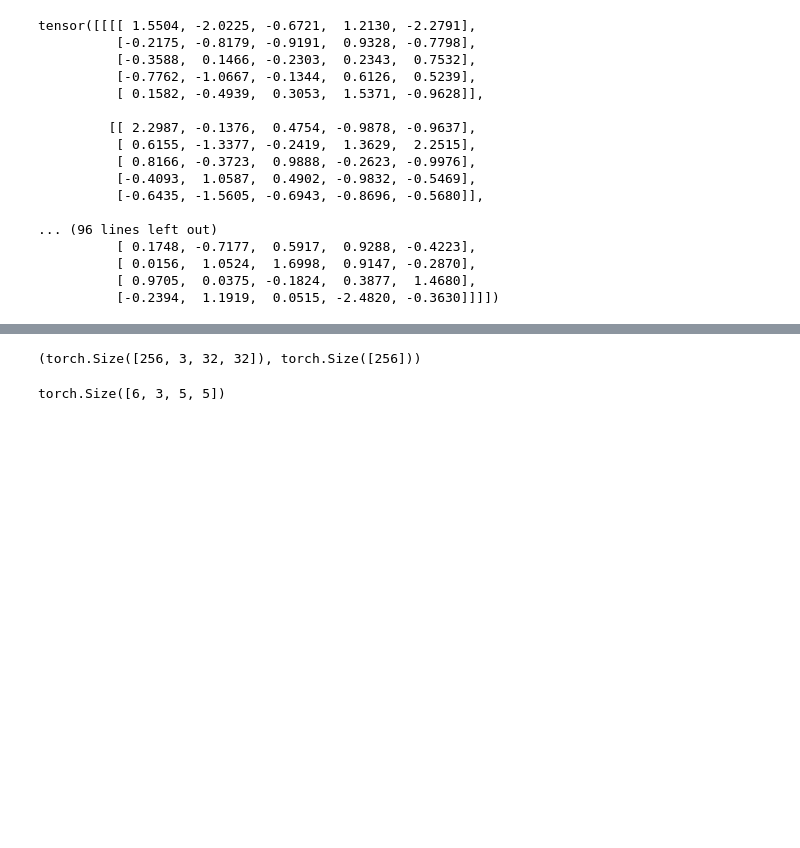
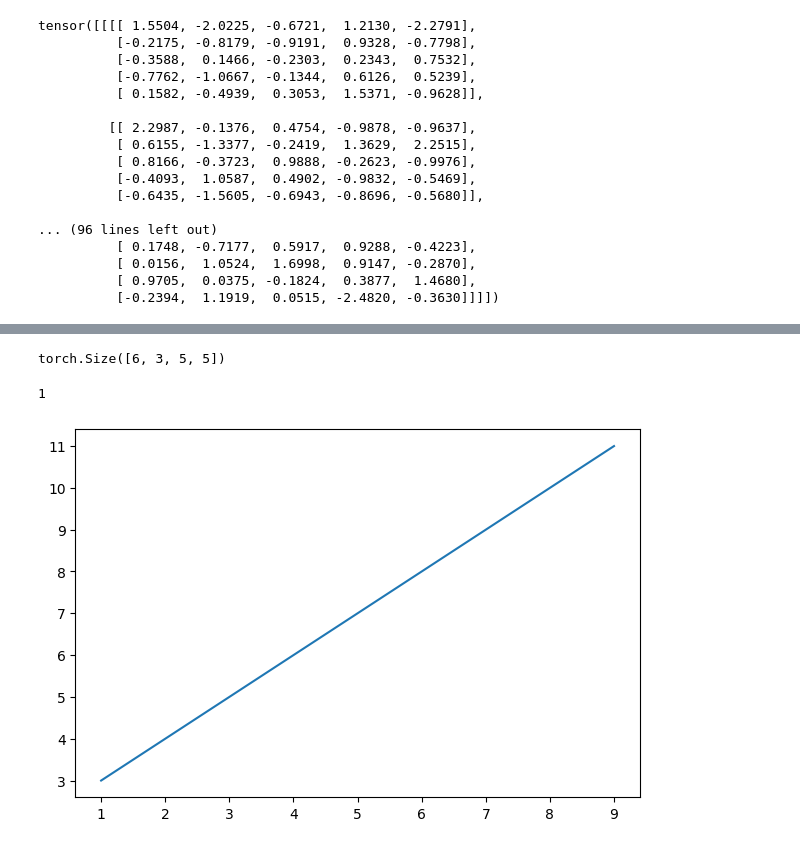
Before and after one commit to M4rselo/lenet5-from-scratch-analysis, a Jupyter notebook: cnn_scratch.ipynb, the cells around one changed output, grey strips where cells are left out. Cells and saved outputs as stored; diff of their text form; code cells hidden in the pictures; blank space fills up the shorter version.

```diff
--- a/cnn_scratch.ipynb
+++ b/cnn_scratch.ipynb
@@ -290,9 +398,15 @@ f'{time.time() - tic:.2f} sec'
-# %%
-X, y = next(iter(data_loader(train_data, True, 256)))
-X.shape, y.shape
-# %% [output]
-(torch.Size([256, 3, 32, 32]), torch.Size([256]))
 # %%
 K_test.shape
 # %% [output]
 torch.Size([6, 3, 5, 5])
+# %%
+for i in range(1, 2):
+    print(i)
+# %% [output]
+1
+# %%
+plt.figure(figsize=(6,4), constrained_layout=True)
+plt.plot(range(1, 10), [x+2 for x in range(1, 10)])
+plt.show()
+# %% [output]
+[figure, added]
```
Also changed, not shown: parts of 24 cells of this notebook.
